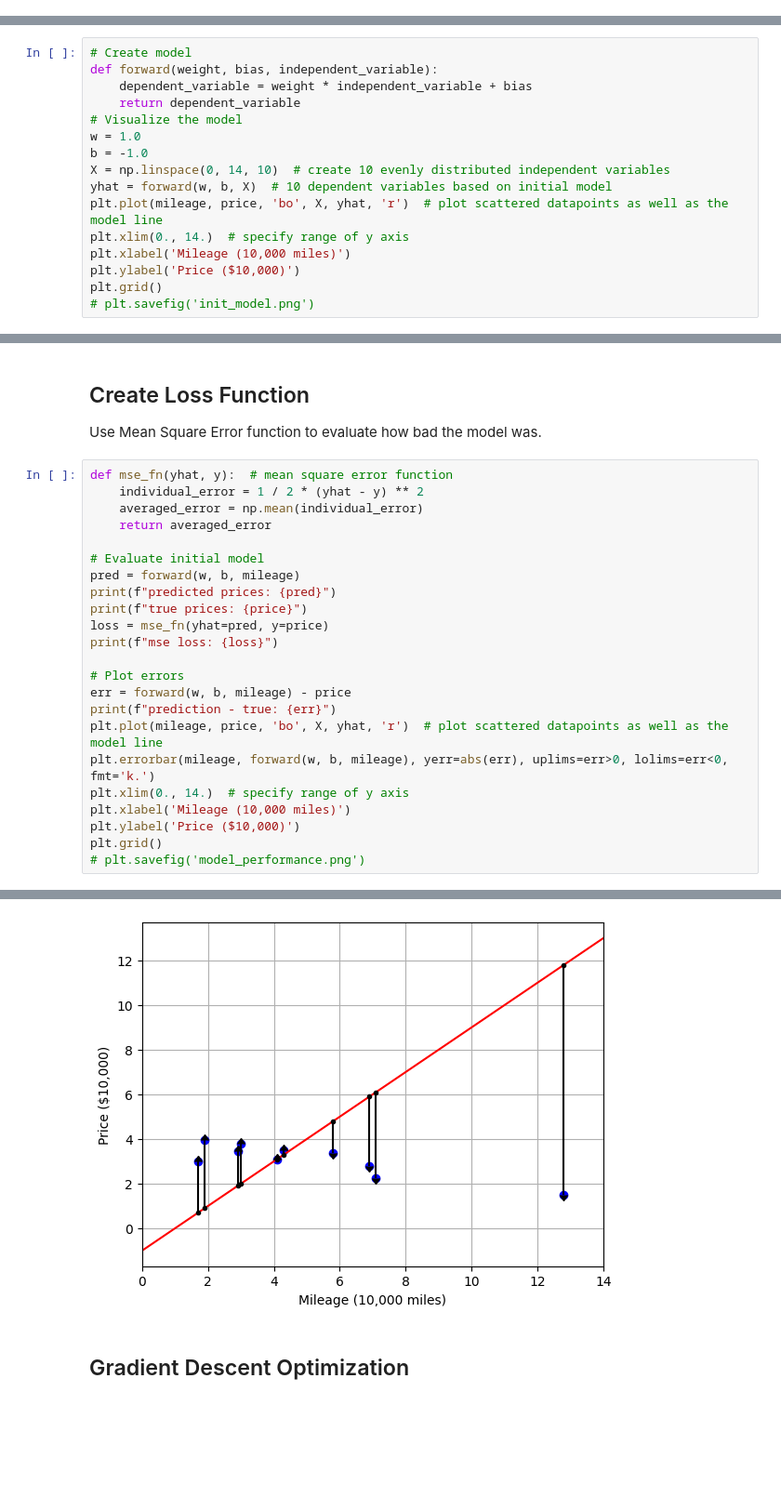
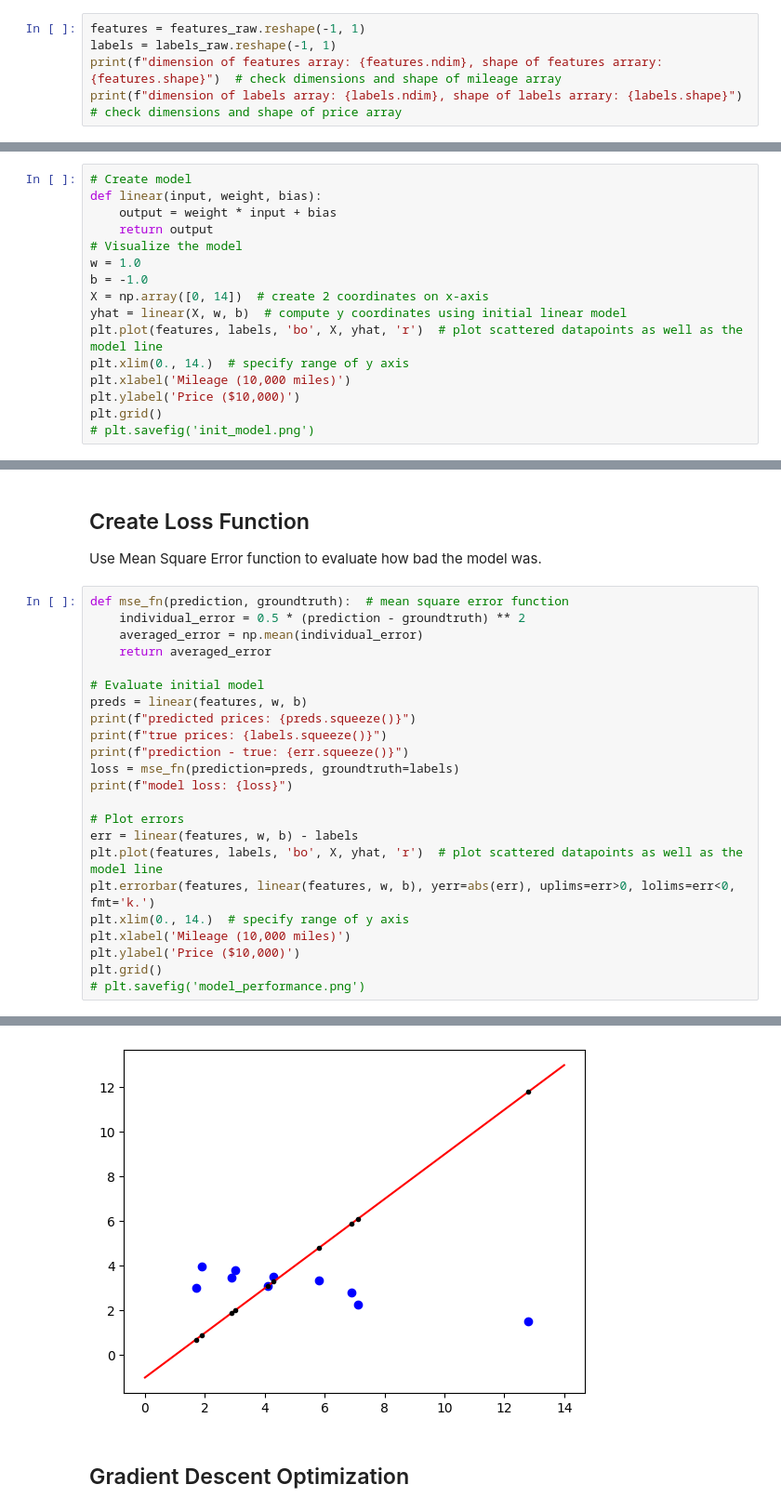
Before and after one commit to linzhangUCA/3321example-nn101, a Jupyter notebook: nn_101.ipynb, the cells around one changed output, grey strips where cells are left out. Shown at 93% size. Saved outputs shown, nothing was run; the diff lists cells and outputs as text; blank space fills up the shorter version.

Commit message:
update example, TODO: plt.errorbar

```diff
--- a/nn_101.ipynb
+++ b/nn_101.ipynb
@@ -21,0 +27,5 @@ shape of mileage array: (10,), shape of price arrary: (10,)
+# %%
+features = features_raw.reshape(-1, 1)
+labels = labels_raw.reshape(-1, 1)
+print(f"dimension of features array: {features.ndim}, shape of features arrary: {features.shape}")  # check dimensions and shape of mileage array
+print(f"dimension of labels array: {labels.ndim}, shape of labels arrary: {labels.shape}")  # check dimensions and shape of price array
@@ -36,15 +49,15 @@ Text(0, 0.5, 'Price ($10,000)')
 Create a linear model: $y=wx+b$. Initialize two parameters, $w=-1$ for the slope, $b=1$ for the y-axis intersection. **Note:** the figure's scale is different from above, especially on the vertical axis.
 # %%
 # Create model
-def forward(weight, bias, independent_variable):
-    dependent_variable = weight * independent_variable + bias
-    return dependent_variable
+def linear(input, weight, bias):
+    output = weight * input + bias
+    return output
 # Visualize the model
 w = 1.0
 b = -1.0
-X = np.linspace(0, 14, 10)  # create 10 evenly distributed independent variables
-yhat = forward(w, b, X)  # 10 dependent variables based on initial model
-plt.plot(mileage, price, 'bo', X, yhat, 'r')  # plot scattered datapoints as well as the model line
+X = np.array([0, 14])  # create 2 coordinates on x-axis
+yhat = linear(X, w, b)  # compute y coordinates using initial linear model
+plt.plot(features, labels, 'bo', X, yhat, 'r')  # plot scattered datapoints as well as the model line
 plt.xlim(0., 14.)  # specify range of y axis
 plt.xlabel('Mileage (10,000 miles)')
 plt.ylabel('Price ($10,000)')
@@ -56,23 +69,23 @@ plt.grid()
 ## Create Loss Function
 Use Mean Square Error function to evaluate how bad the model was.
 # %%
-def mse_fn(yhat, y):  # mean square error function
-    individual_error = 1 / 2 * (yhat - y) ** 2
+def mse_fn(prediction, groundtruth):  # mean square error function
+    individual_error = 0.5 * (prediction - groundtruth) ** 2
     averaged_error = np.mean(individual_error)
     return averaged_error
 
 # Evaluate initial model
-pred = forward(w, b, mileage)
-print(f"predicted prices: {pred}")
-print(f"true prices: {price}")
-loss = mse_fn(yhat=pred, y=price)
-print(f"mse loss: {loss}")
+preds = linear(features, w, b)
+print(f"predicted prices: {preds.squeeze()}")
+print(f"true prices: {labels.squeeze()}")
+print(f"prediction - true: {err.squeeze()}")
+loss = mse_fn(prediction=preds, groundtruth=labels)
+print(f"model loss: {loss}")
 
 # Plot errors
-err = forward(w, b, mileage) - price
-print(f"prediction - true: {err}")
-plt.plot(mileage, price, 'bo', X, yhat, 'r')  # plot scattered datapoints as well as the model line
-plt.errorbar(mileage, forward(w, b, mileage), yerr=abs(err), uplims=err>0, lolims=err<0, fmt='k.')
+err = linear(features, w, b) - labels
+plt.plot(features, labels, 'bo', X, yhat, 'r')  # plot scattered datapoints as well as the model line
+plt.errorbar(features, linear(features, w, b), yerr=abs(err), uplims=err>0, lolims=err<0, fmt='k.')
 plt.xlim(0., 14.)  # specify range of y axis
 plt.xlabel('Mileage (10,000 miles)')
 plt.ylabel('Price ($10,000)')
@@ -88,4 +102,4 @@ prediction - true: [ 1.4400000e+00  3.8400000e+00 -3.0600000e+00 -4.4408921e-16
-[figure, old version]
+[figure, new version]
 # %% [markdown]
 ## Gradient Descent Optimization
 # %%
```
Also changed, not shown: parts of 6 cells of this notebook.
